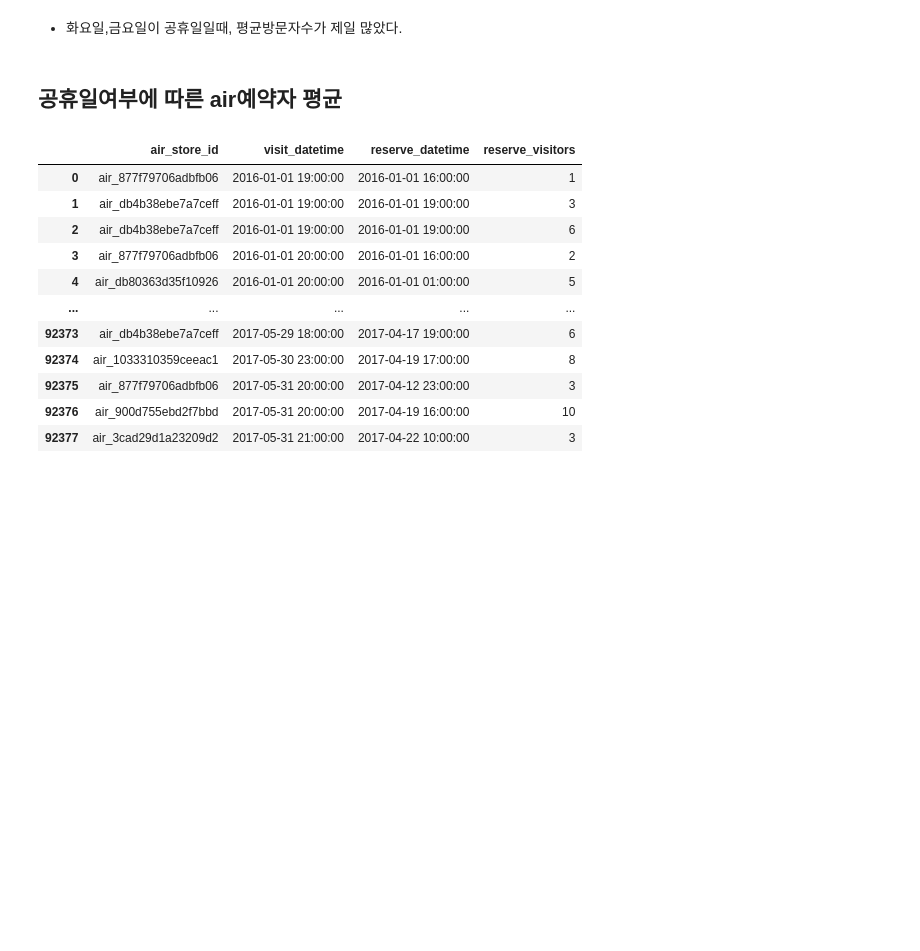
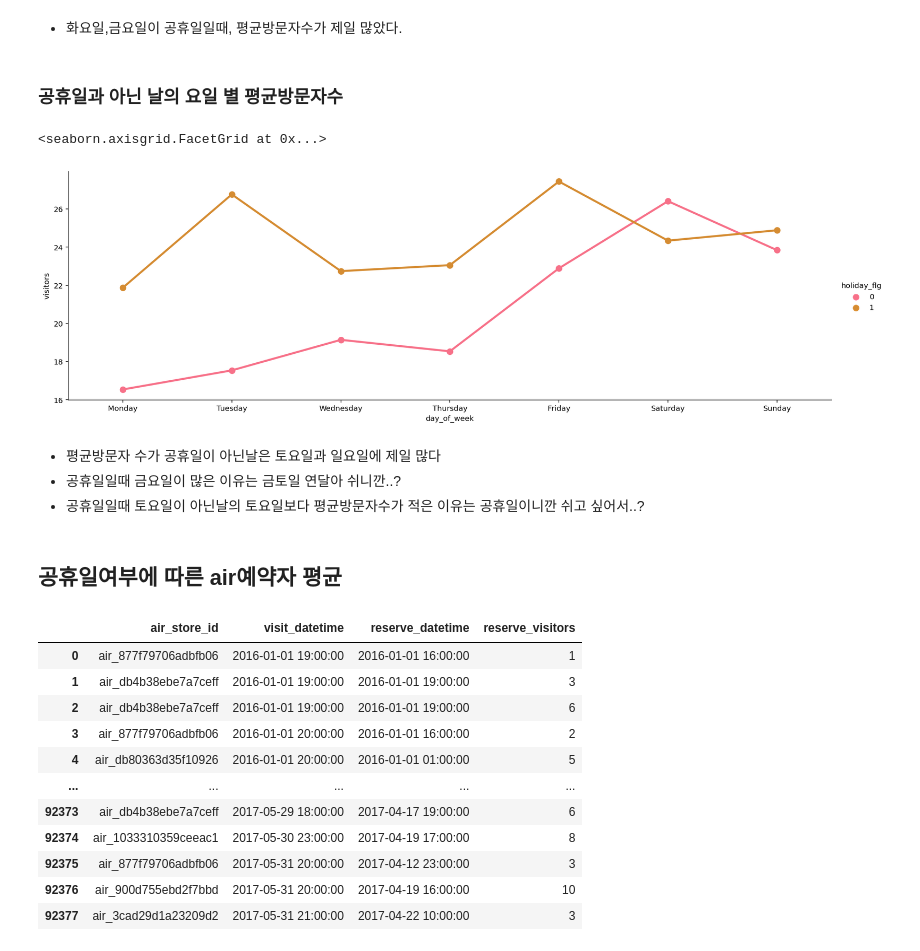
Before and after one commit to rinrin528/AIFFEL-1st-Hackathon, a Jupyter notebook: EDA/EDA_67.ipynb, the cells around one changed output. Drawn from its saved outputs; the diff is of its cells as text; code cells hidden in the pictures; blank space fills up the shorter version.

```diff
--- a/EDA/EDA_67.ipynb
+++ b/EDA/EDA_67.ipynb
@@ -390,5 +390,22 @@ sns.barplot(pvt3['day_of_week'] ,pvt3['visitors'],color='thistle',order=['Monday
 # %% [markdown]
 * 화요일,금요일이 공휴일일때, 평균방문자수가 제일 많았다.
+# %% [markdown]
+### 공휴일과 아닌 날의 요일 별 평균방문자수
+# %%
+df_visitors_by_dow = tra_holiday_merge.groupby(['day_of_week','holiday_flg']) \
+                             .agg({'visitors':'mean'}) \
+                             .reset_index()
+dow = ['Monday','Tuesday','Wednesday','Thursday','Friday','Saturday', 'Sunday']
+df_visitors_by_dow['day_of_week'] = pd.Categorical(df_visitors_by_dow['day_of_week'],categories=dow, ordered=True)
+df_visitors_by_dow.sort_values(by='day_of_week', inplace=True)
+sns.factorplot(x='day_of_week', y='visitors', data=df_visitors_by_dow, hue='holiday_flg', aspect=3)
+# %% [output]
+<seaborn.axisgrid.FacetGrid at 0x...>
+[figure, added]
+# %% [markdown]
+*  평균방문자 수가 공휴일이 아닌날은 토요일과 일요일에 제일 많다
+* 공휴일일때 금요일이 많은 이유는 금토일 연달아 쉬니깐..?
+* 공휴일일때 토요일이 아닌날의 토요일보다 평균방문자수가 적은 이유는 공휴일이니깐 쉬고 싶어서..?
 # %% [markdown]
 ## 공휴일여부에 따른 air예약자 평균
 # %%
```
Also changed, not shown: parts of 1 cell of this notebook.
